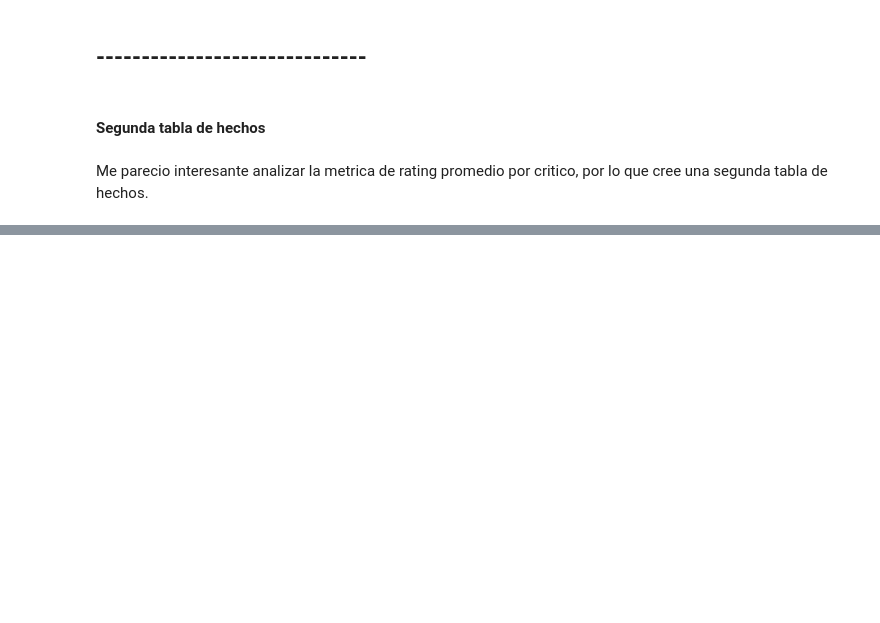
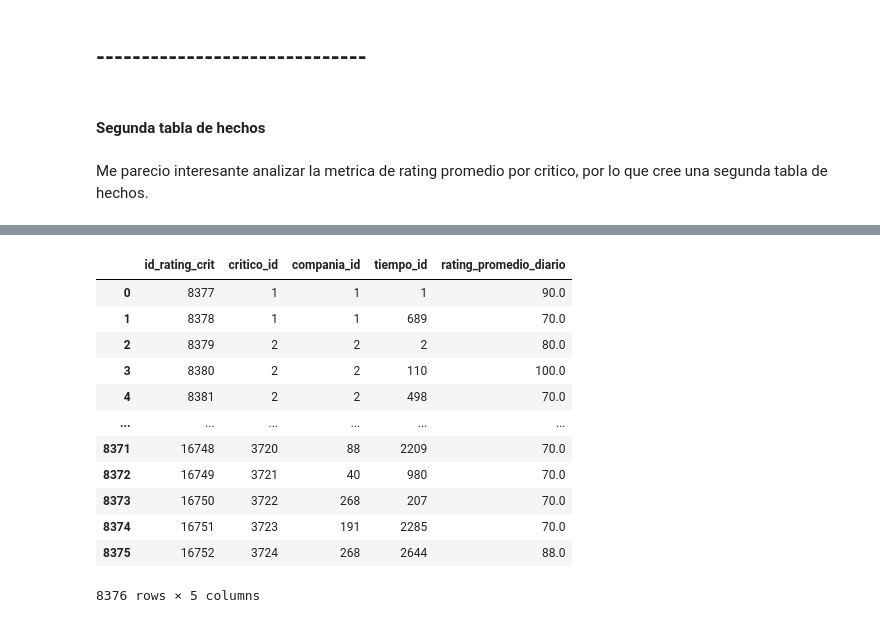
Before and after one commit to EnzoRD/TP_BDM, a Jupyter notebook: etl.ipynb, the cells around one changed output, grey strips where cells are left out. Drawn from its saved outputs; the diff is of its cells as text; code cells hidden in the pictures; blank space fills up the shorter version.

```diff
--- a/etl.ipynb
+++ b/etl.ipynb
@@ -600,0 +545,5 @@ print(datos_fecha_columnas)
+# %%
+# En la primer tabla de hechos ya hice mapping del tiempo id, por lo que no es necesario hacerlo de nuevo
+# Calcular el rating promedio diario por crítico
+rating_promedio_diario = df_sin_nulos.groupby(['critico_id','compania_id', 'tiempo_id'])['rating'].mean().reset_index()
+rating_promedio_diario.rename(columns={'rating': 'rating_promedio_diario'}, inplace=True)
@@ -601,2 +566,18 @@ print(datos_fecha_columnas)
 # %%
-dimension_hecho_prom_rating = actualizarTablaDimension(engine, 'dimension_hecho_rating_critico', rating_promedio_por_critico_df, pk='id_rating_crit')
+dimension_hecho_rating_critico = actualizarTablaDimension(engine, 'dimension_hecho_rating_critico', rating_promedio_diario[['critico_id','tiempo_id','rating_promedio_diario']], pk='id_rating_crit')
+# %%
+dimension_hecho_rating_critico
+# %% [output]
+|  | id_rating_crit | critico_id | compania_id | tiempo_id | rating_promedio_diario |
+| 0 | 8377 | 1 | 1 | 1 | 90.0 |
+| 1 | 8378 | 1 | 1 | 689 | 70.0 |
+| 2 | 8379 | 2 | 2 | 2 | 80.0 |
+| 3 | 8380 | 2 | 2 | 110 | 100.0 |
+| 4 | 8381 | 2 | 2 | 498 | 70.0 |
+| ... | ... | ... | ... | ... | ... |
+| 8371 | 16748 | 3720 | 88 | 2209 | 70.0 |
+| 8372 | 16749 | 3721 | 40 | 980 | 70.0 |
+| 8373 | 16750 | 3722 | 268 | 207 | 70.0 |
+| 8374 | 16751 | 3723 | 191 | 2285 | 70.0 |
+| 8375 | 16752 | 3724 | 268 | 2644 | 88.0 |
+8376 rows × 5 columns
```
Also changed, not shown: parts of 11 cells of this notebook, 2 other files.
